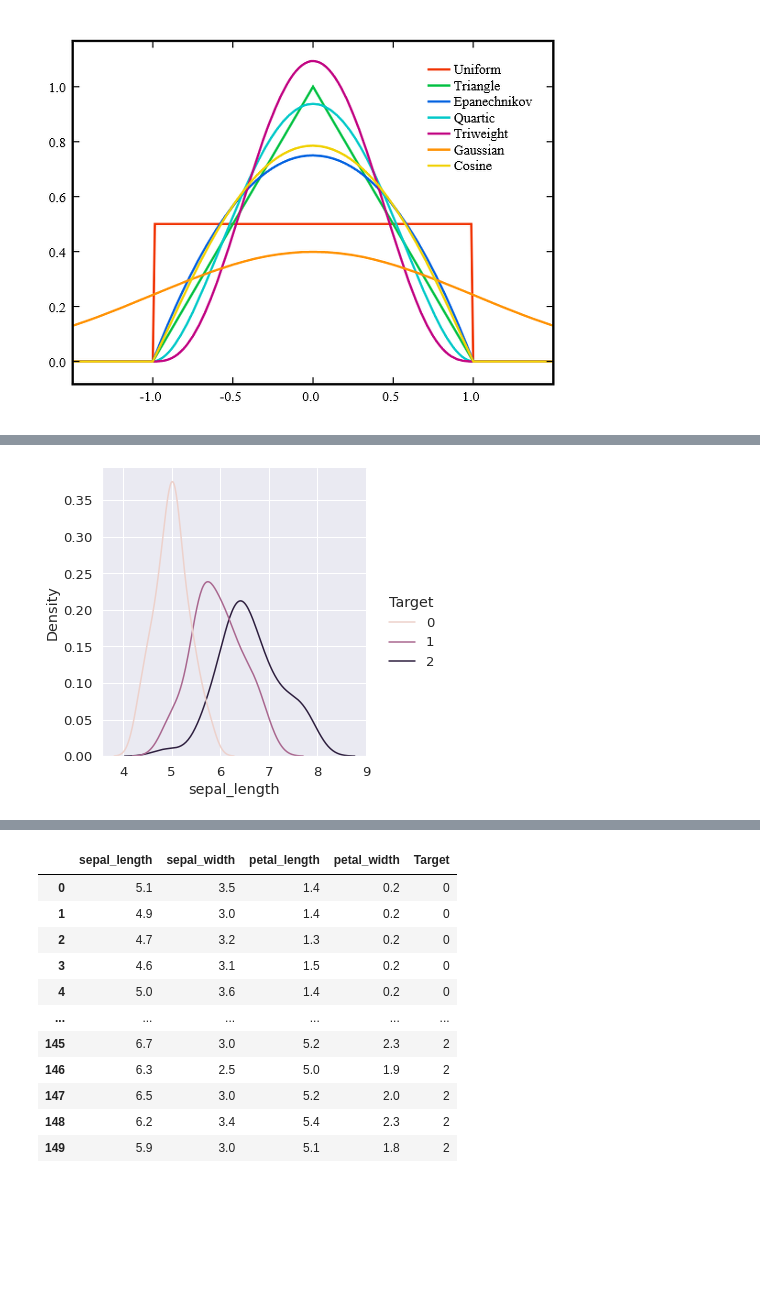
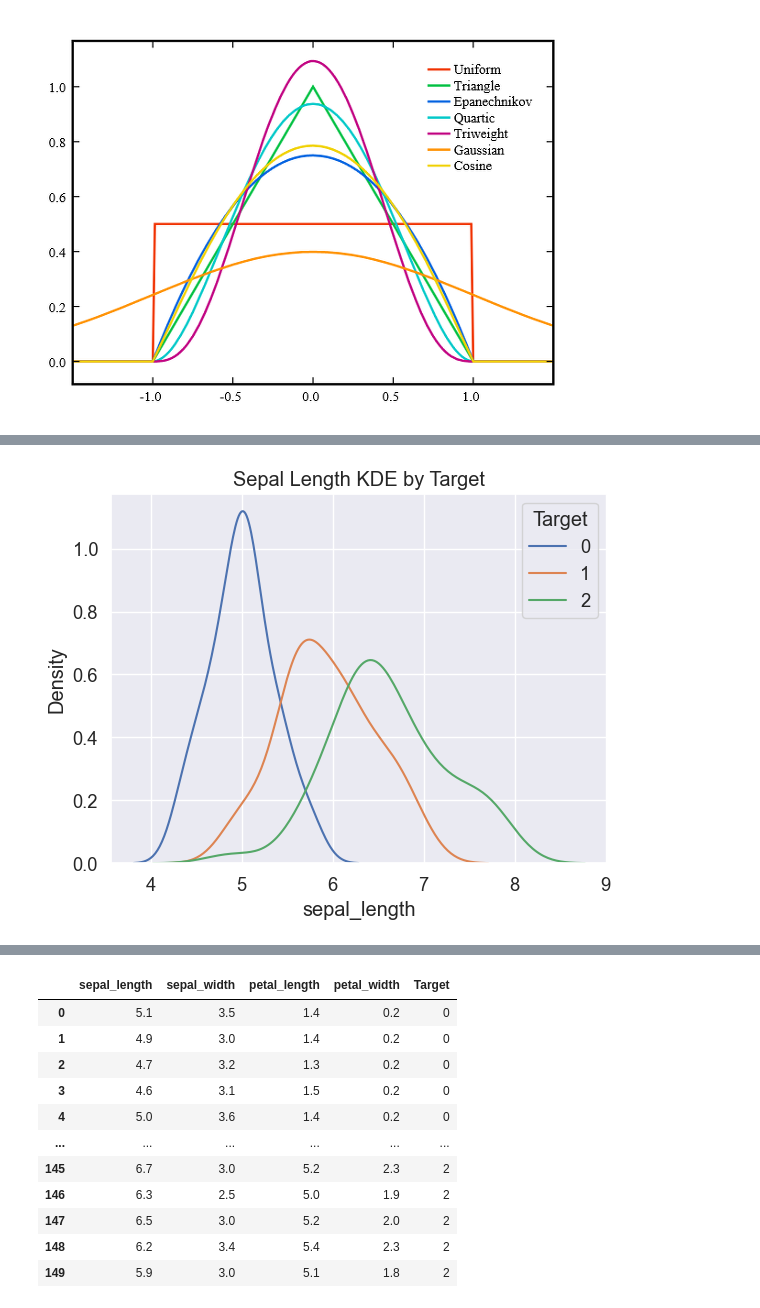
Before and after one commit to ai4stem/llm_api, a Jupyter notebook: Chapter 3_2.ipynb, the cells around one changed output, grey strips where cells are left out. Drawn from its saved outputs; the diff is of its cells as text; code cells hidden in the pictures; blank space fills up the shorter version.

```diff
--- a/Chapter 3_2.ipynb
+++ b/Chapter 3_2.ipynb
@@ -310,9 +317,19 @@ plt.show()
-# %%
-# 품종별 sepal_length 값의 분포 비교
-sns.displot( x='sepal_length', hue='Target', kind='kde', data=df)
-plt.show()
-# %% [output]
-[figure, removed]
+# %%
+# 품종별 sepal_length 값의 분포 비교
+plt.figure()
+for target_value in df['Target'].unique():
+    subset = df[df['Target'] == target_value]
+    sns.kdeplot(
+        x=subset['sepal_length'],
+        label=str(target_value)
+    )
+
+plt.legend(title='Target')
+plt.xlabel('sepal_length')
+plt.title('Sepal Length KDE by Target')
+plt.show()
+# %% [output]
+[figure, added]
 # %%
 # 나머지 3개 피처 데이터를 한번에 그래프로 출력
 for col in ['sepal_width', 'petal_length', 'petal_width']:
```
Also changed, not shown: parts of 15 cells of this notebook, 21 other files.
